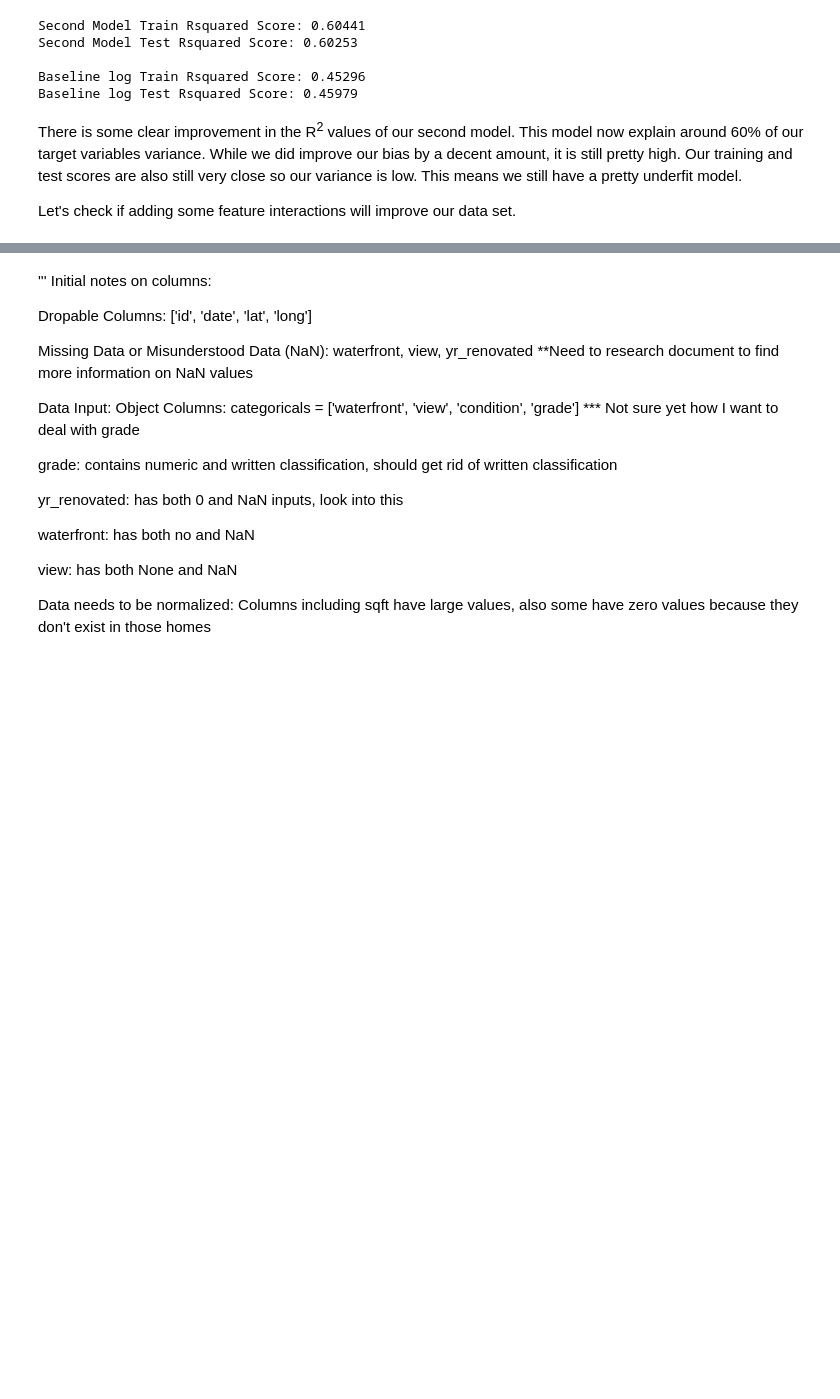
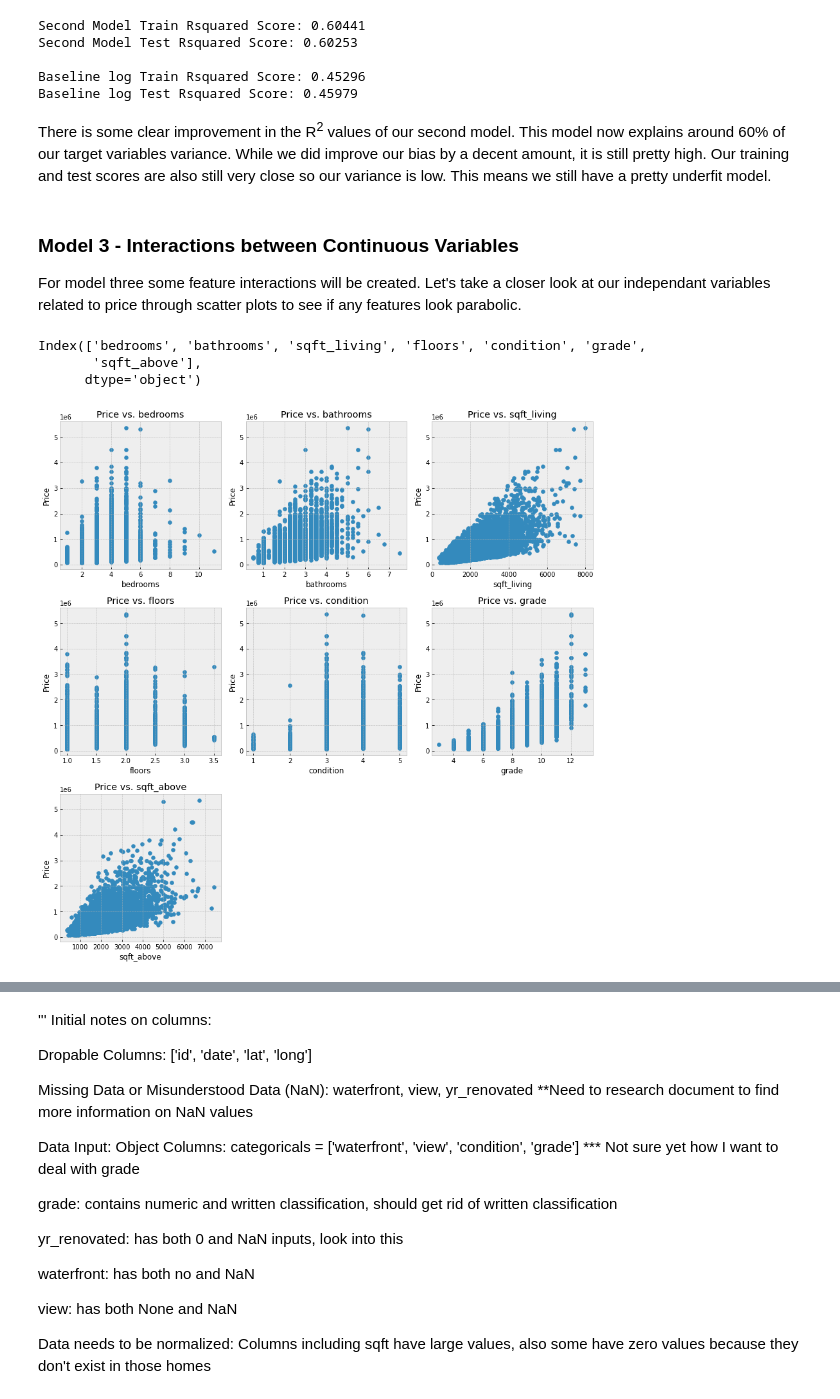
Before and after one commit to cschneck7/phase-2-project, a Jupyter notebook: EDA_notebook.ipynb, the cells around one changed output, grey strips where cells are left out. Cells and saved outputs as stored; diff of their text form; code cells hidden in the pictures; blank space fills up the shorter version.

Commit message:
Third Model Completed

```diff
--- a/EDA_notebook.ipynb
+++ b/EDA_notebook.ipynb
@@ -506,6 +517,45 @@ Second Model Test Rsquared Score: 0.60253
 Baseline log Train Rsquared Score: 0.45296
 Baseline log Test Rsquared Score: 0.45979
 # %% [markdown]
-There is some clear improvement in the R<sup>2</sup> values of our second model. This model now explain around 60% of our target variables variance. While we did improve our bias by a decent amount, it is still pretty high. Our training and test scores are also still very close so our variance is low. This means we still have a pretty underfit model.
-
-Let's check if adding some feature interactions will improve our data set.
+There is some clear improvement in the R<sup>2</sup> values of our second model. This model now explains around 60% of our target variables variance. While we did improve our bias by a decent amount, it is still pretty high. Our training and test scores are also still very close so our variance is low. This means we still have a pretty underfit model.
+# %% [markdown]
+### Model 3 - Interactions between Continuous Variables
+
+For model three some feature interactions will be created. Let's take a closer look at our independant variables related to price through scatter plots to see if any features look parabolic.
+# %%
+X_train.columns
+# %% [output]
+Index(['bedrooms', 'bathrooms', 'sqft_living', 'floors', 'condition', 'grade',
+       'sqft_above'],
+      dtype='object')
+# %%
+def all_scatters(X_train, y_train):
+    '''
+    Creates scatterplots for all independant variables compared
+    to our independent variable price
+
+    inputs: (X_train, y_train)
+    outputs: x vs. y Scatter plots
+    '''
+    import matplotlib.pyplot as plt
+    from matplotlib.gridspec import GridSpec
+    import seaborn as sns
+
+    plt.style.use('bmh')
+    %matplotlib inline
+
+    fig = plt.figure(constrained_layout=True, figsize=(12, 12))
+
+    gs = GridSpec(3, 3, figure=fig)
+
+    axes = []
+    for i, column in  enumerate(X_train.columns):
+        axes.append(fig.add_subplot(gs[i//3, i%3]))
+        axes[i].scatter(X_train[column], y_train)
+        axes[i].set_xlabel(column)
+        axes[i].set_ylabel('Price')
+        axes[i].set_title('Price vs. ' + column)
+# %%
+all_scatters(X_train, y_train)
+# %% [output]
+[figure, added]
```
Also changed, not shown: parts of 18 cells of this notebook.
